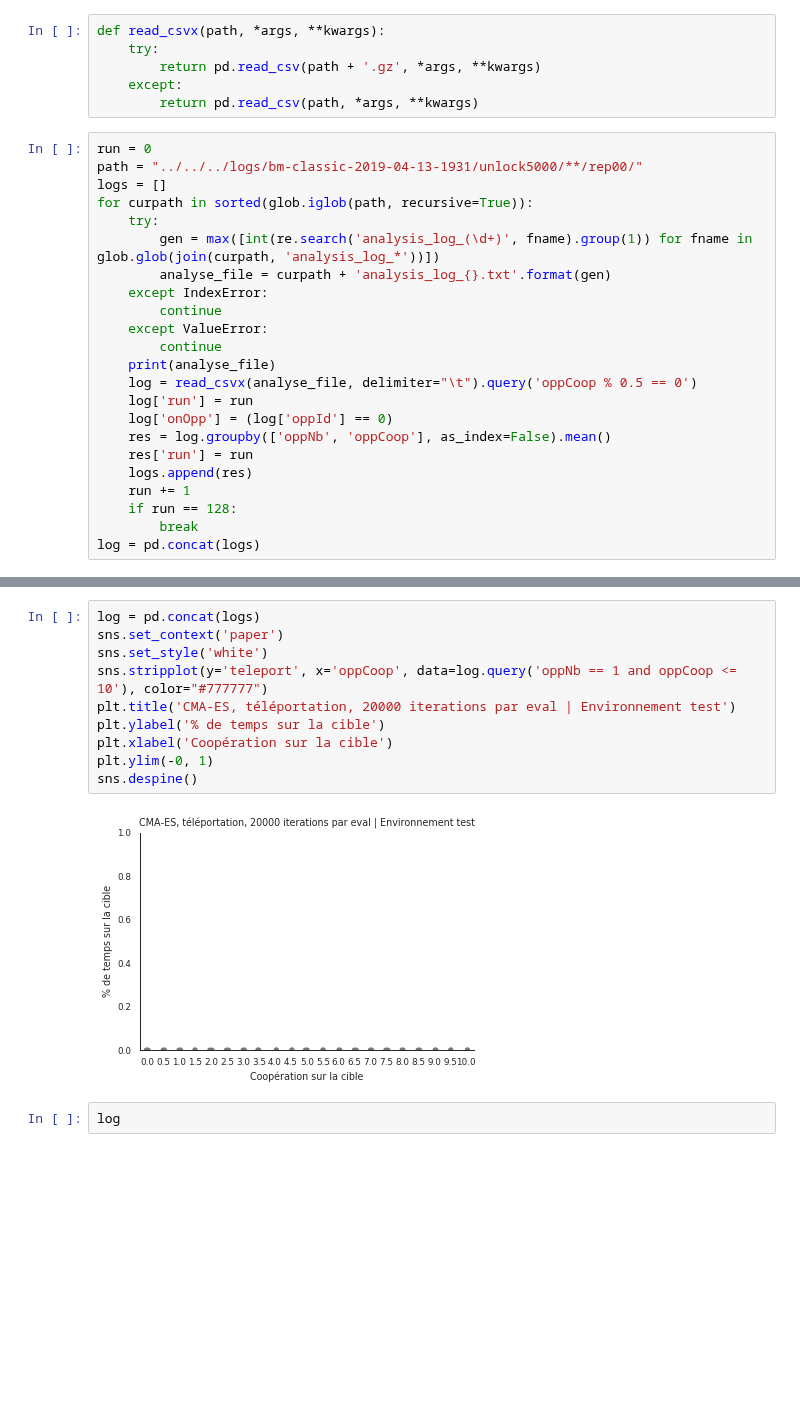
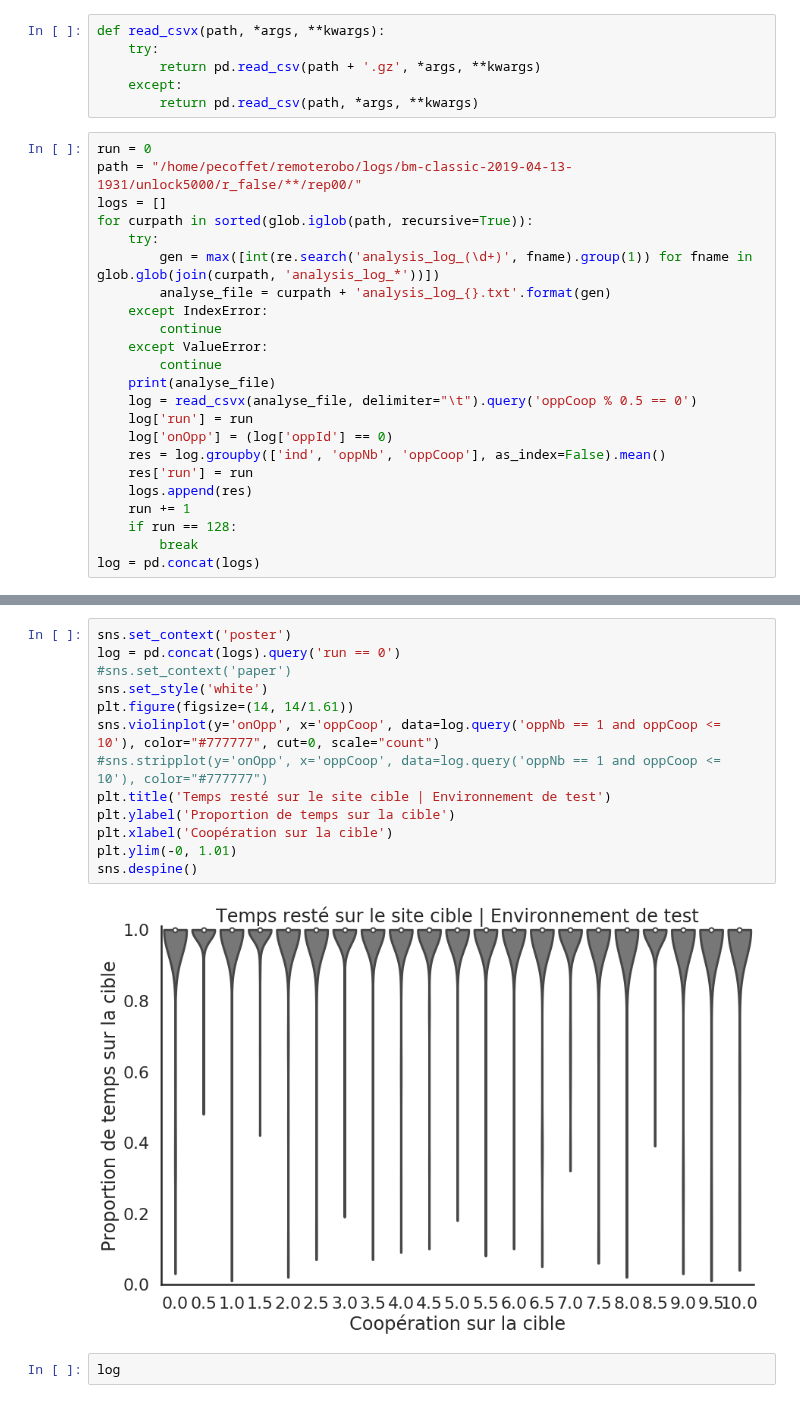
Before and after one commit to PaulEcoffet/roborobo3, a Jupyter notebook: roborobo3/notebooks/heatmap_choice.ipynb, the cells around one changed output, grey strips where cells are left out. Cells and saved outputs as stored; diff of their text form; blank space fills up the shorter version.

```diff
--- a/roborobo3/notebooks/heatmap_choice.ipynb
+++ b/roborobo3/notebooks/heatmap_choice.ipynb
@@ -28,7 +28,7 @@ def read_csvx(path, *args, **kwargs):
         return pd.read_csv(path, *args, **kwargs)
 # %%
 run = 0
-path = "../../../logs/bm-classic-2019-04-13-1931/unlock5000/**/rep00/"
+path = "/home/pecoffet/remoterobo/logs/bm-classic-2019-04-13-1931/unlock5000/r_false/**/rep00/"
 logs = []
 for curpath in sorted(glob.iglob(path, recursive=True)):
     try:
@@ -42,7 +42,7 @@ for curpath in sorted(glob.iglob(path, recursive=True)):
     log = read_csvx(analyse_file, delimiter="\t").query('oppCoop % 0.5 == 0')
     log['run'] = run
     log['onOpp'] = (log['oppId'] == 0)
-    res = log.groupby(['oppNb', 'oppCoop'], as_index=False).mean()
+    res = log.groupby(['ind', 'oppNb', 'oppCoop'], as_index=False).mean()
     res['run'] = run
     logs.append(res)
     run += 1
@@ -55,15 +54,18 @@ log = pd.concat(logs)
 # %%
-log = pd.concat(logs)
-sns.set_context('paper')
+sns.set_context('poster')
+log = pd.concat(logs).query('run == 0')
+#sns.set_context('paper')
 sns.set_style('white')
-sns.stripplot(y='teleport', x='oppCoop', data=log.query('oppNb == 1 and oppCoop <= 10'), color="#777777")
-plt.title('CMA-ES, téléportation, 20000 iterations par eval | Environnement test')
-plt.ylabel('% de temps sur la cible')
+plt.figure(figsize=(14, 14/1.61))
+sns.violinplot(y='onOpp', x='oppCoop', data=log.query('oppNb == 1 and oppCoop <= 10'), color="#777777", cut=0, scale="count")
+#sns.stripplot(y='onOpp', x='oppCoop', data=log.query('oppNb == 1 and oppCoop <= 10'), color="#777777")
+plt.title('Temps resté sur le site cible | Environnement de test')
+plt.ylabel('Proportion de temps sur la cible')
 plt.xlabel('Coopération sur la cible')
-plt.ylim(-0, 1)
+plt.ylim(-0, 1.01)
 sns.despine()
 # %% [output]
-[figure, old version]
+[figure, new version]
 # %%
 log
 # %% [output]
```
Also changed, not shown: parts of 1 cell of this notebook, 5 other files.
